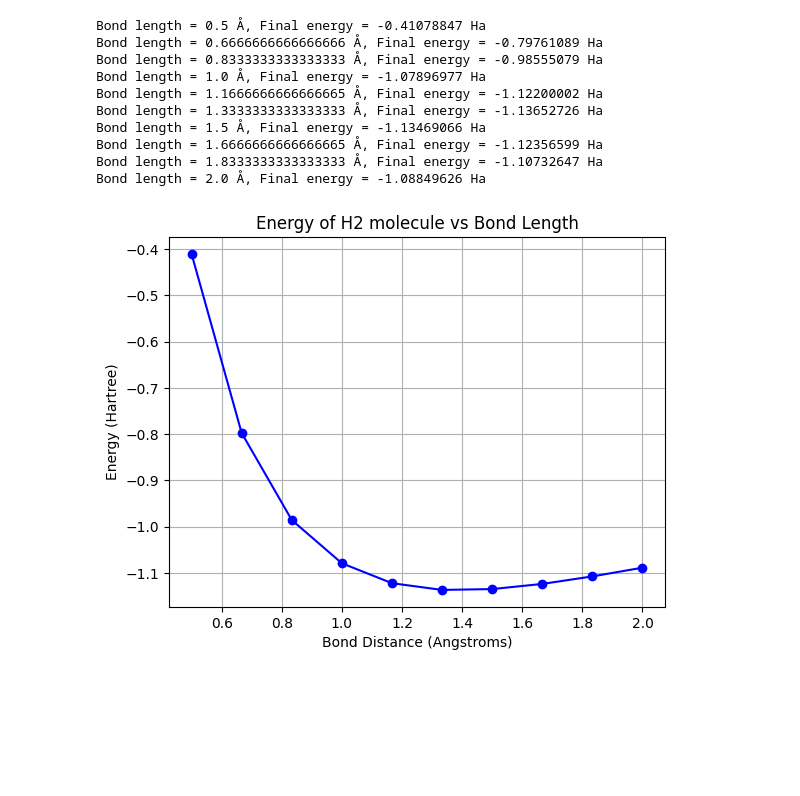
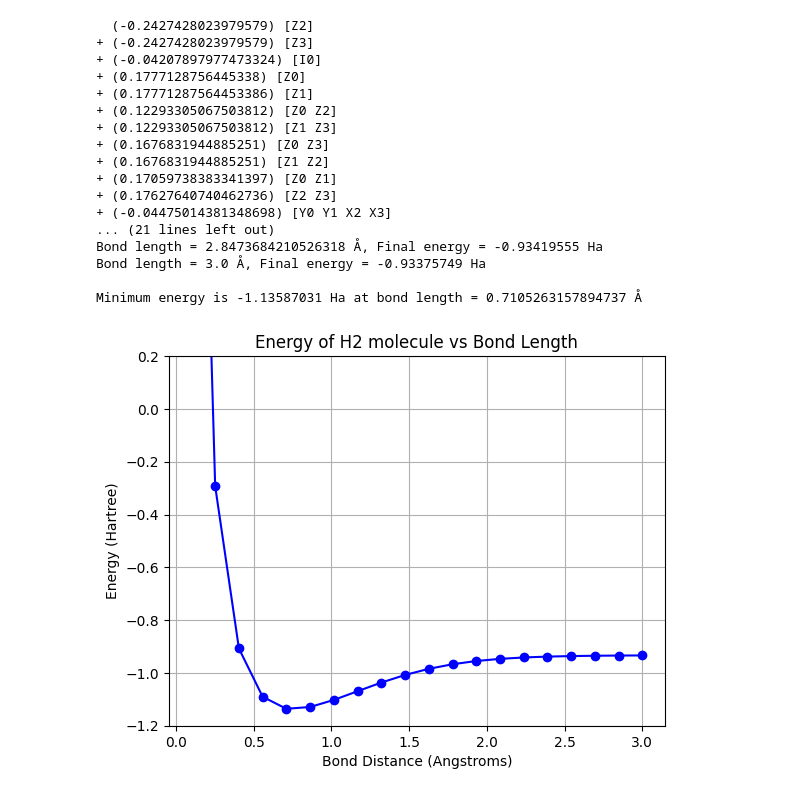
Before and after one commit to AndreaTrugenberger/BachelorProject, a Jupyter notebook: H2_molecule.ipynb, the cells around one changed output. Saved outputs shown, nothing was run; the diff lists cells and outputs as text; code cells hidden in the pictures; blank space fills up the shorter version.

```diff
--- a/H2_molecule.ipynb
+++ b/H2_molecule.ipynb
@@ -62,11 +91,13 @@ import matplotlib.pyplot as plt
 
 # Set up the H2 molecule: two hydrogen atoms
 symbols = ["H", "H"]
-coordinates = np.array([[0.0, 0.0, 0.0], [0.0, 0.0, 0.74]])  # Initial bond length (in Angstroms)
+#coordinates = np.array([[0.0, 0.0, 0.0], [0.0, 0.0, 0.74]])  # Initial bond length (in Angstroms)
+coordinates = np.array([[0., 0., -0.66140414], [0., 0., 0.66140414]])
 
 # Generate the Hamiltonian for the H2 molecule
-hamiltonian, qubits = qchem.molecular_hamiltonian(symbols, coordinates, charge=0)
+hamiltonian, qubits = qchem.molecular_hamiltonian(symbols, coordinates, charge=0, mapping = "jordan_wigner")  # charge = 0 because we are not looking at an ion
 
+print(hamiltonian)
 # Hartree-Fock state preparation
 hf = qchem.hf_state(electrons=2, orbitals=4)
 
@@ -75,11 +106,16 @@ dev = qml.device("default.qubit", wires=num_wires)
 
 @qml.qnode(dev)
 def exp_energy(state):
-    qml.BasisState(np.array(state), wires=range(num_wires))
+    qml.BasisState(np.array(state), wires=range(num_wires))  # Prep
     return qml.expval(hamiltonian)
 
 def ansatz(params):
     qml.BasisState(hf, wires=range(num_wires))
+
+    # Apply single excitation terms (T1)
+    qml.SingleExcitation(params[0], wires=[0, 1])
+
+    # Apply double excitation terms (T2)
     qml.DoubleExcitation(params[0], wires=[0, 1, 2, 3])
 
 @qml.qnode(dev)
@@ -88,49 +124,64 @@ def cost_function(params):
     return qml.expval(hamiltonian)
 
 # Set up optimizer
-opt = qml.GradientDescentOptimizer(stepsize=0.4)
+opt = qml.AdamOptimizer(stepsize=0.4)
 theta = qml.numpy.array([0.0], requires_grad=True)  # Changed this line
 
 # Variables for plotting
 distances = []  # To track bond length
 energies = []  # To track energies
 
 # Maximum number of optimization steps
-max_iterations = 20
+max_iterations = 50
 
 # Loop over different bond lengths and calculate the energy
-for dist in np.linspace(0.5, 2.0, 10):  # Vary the distance between atoms
-    coordinates = np.array([[0.0, 0.0, 0.0], [0.0, 0.0, dist]])  # Update the coordinates with the new distance
+for dist in np.linspace(0.1, 3.0, 20):  # Vary the distance between atoms
+    coordinates = np.array([[0.0, 0.0, 0.0], [0.0, 0.0, (1.85)*dist]])  # Update the coordinates with the new distance
     hamiltonian, qubits = qchem.molecular_hamiltonian(symbols, coordinates, charge=0)
     hf = qchem.hf_state(electrons=2, orbitals=4)
 
     energy = [cost_function(theta)]  # Store initial energy
 
     for n in range(max_iterations):
         theta, prev_energy = opt.step_and_cost(cost_function, theta)
         energy.append(cost_function(theta))
 
     distances.append(dist)
     energies.append(energy[-1])  # Store final energy for each bond length
 
     print(f"Bond length = {dist} Å, Final energy = {energy[-1]: .8f} Ha")
 
+# Find the bond length with the minimum energy
+min_energy_index = np.argmin(energies)
+min_energy = energies[min_energy_index]
+min_distance = distances[min_energy_index]
+
+print(f"\nMinimum energy is {min_energy:.8f} Ha at bond length = {min_distance} Å")
+
 # Plotting energy vs. bond distance
 plt.plot(distances, energies, marker='o', linestyle='-', color='b')
 plt.xlabel('Bond Distance (Angstroms)')
 plt.ylabel('Energy (Hartree)')
 plt.title('Energy of H2 molecule vs Bond Length')
 plt.grid(True)
+plt.ylim(-1.2, 0.2)
 plt.show()
 # %% [output]
-Bond length = 0.5 Å, Final energy = -0.41078847 Ha
-Bond length = 0.6666666666666666 Å, Final energy = -0.79761089 Ha
-Bond length = 0.8333333333333333 Å, Final energy = -0.98555079 Ha
-Bond length = 1.0 Å, Final energy = -1.07896977 Ha
-Bond length = 1.1666666666666665 Å, Final energy = -1.12200002 Ha
-Bond length = 1.3333333333333333 Å, Final energy = -1.13652726 Ha
-Bond length = 1.5 Å, Final energy = -1.13469066 Ha
-Bond length = 1.6666666666666665 Å, Final energy = -1.12356599 Ha
-Bond length = 1.8333333333333333 Å, Final energy = -1.10732647 Ha
-Bond length = 2.0 Å, Final energy = -1.08849626 Ha
+  (-0.2427428023979579) [Z2]
++ (-0.2427428023979579) [Z3]
++ (-0.04207897977473324) [I0]
++ (0.1777128756445338) [Z0]
++ (0.17771287564453386) [Z1]
++ (0.12293305067503812) [Z0 Z2]
++ (0.12293305067503812) [Z1 Z3]
++ (0.1676831944885251) [Z0 Z3]
++ (0.1676831944885251) [Z1 Z2]
++ (0.17059738383341397) [Z0 Z1]
++ (0.17627640740462736) [Z2 Z3]
++ (-0.04475014381348698) [Y0 Y1 X2 X3]
+... (21 lines left out)
+Bond length = 2.8473684210526318 Å, Final energy = -0.93419555 Ha
+Bond length = 3.0 Å, Final energy = -0.93375749 Ha
+
+Minimum energy is -1.13587031 Ha at bond length = 0.7105263157894737 Å
-[figure, old version]
+[figure, new version]
```
Also changed, not shown: parts of 4 cells of this notebook.
